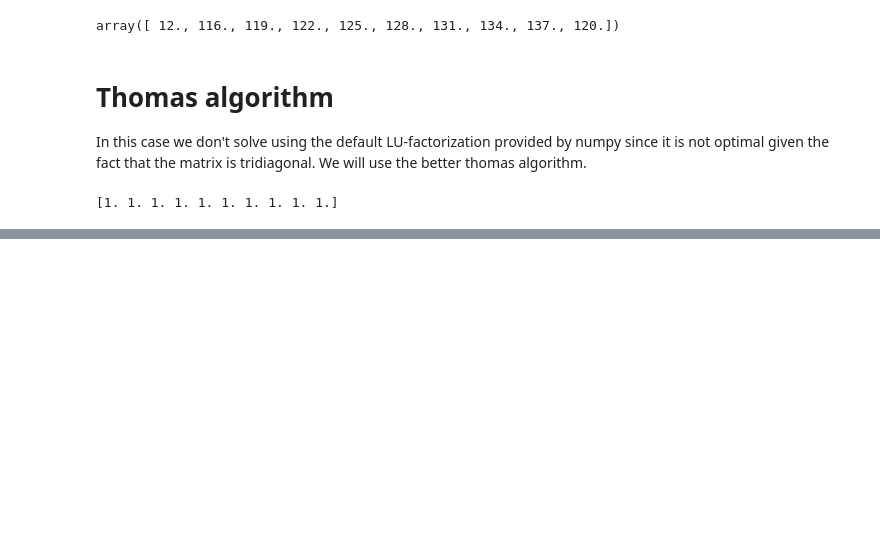
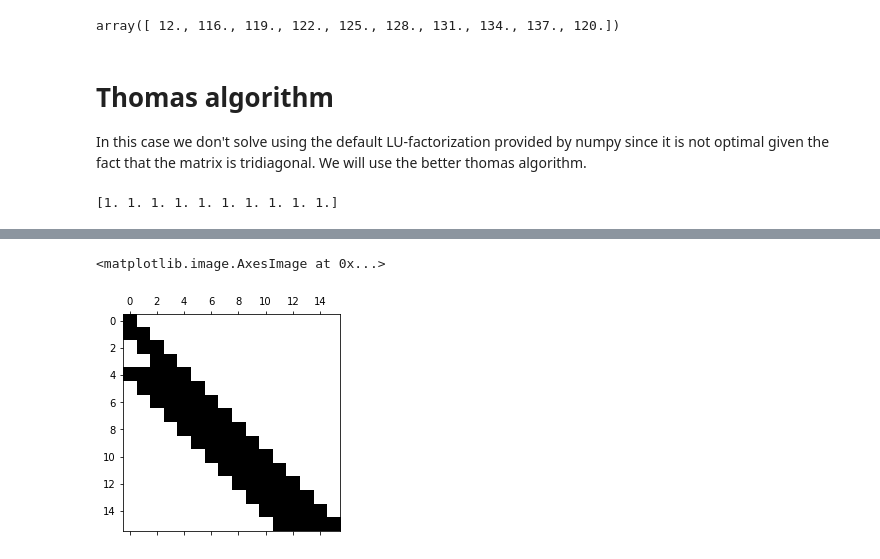
Before and after one commit to sissa/P1.4_seed, a Jupyter notebook: notes/06b_linear_systems_thomas_fillin_iterative.ipynb, the cells around one changed output, grey strips where cells are left out. Cells and saved outputs as stored; diff of their text form; code cells hidden in the pictures; blank space fills up the shorter version.

```diff
--- a/notes/06b_linear_systems_thomas_fillin_iterative.ipynb
+++ b/notes/06b_linear_systems_thomas_fillin_iterative.ipynb
@@ -72,0 +146,5 @@ $$K_p(A) = \|A\|_p \times \|A^{-1}\|_p$$
+# %%
+plt.spy(L)
+# %% [output]
+<matplotlib.image.AxesImage at 0x...>
+[figure, added]
```
Also changed, not shown: parts of 9 cells of this notebook, 5 other files.
